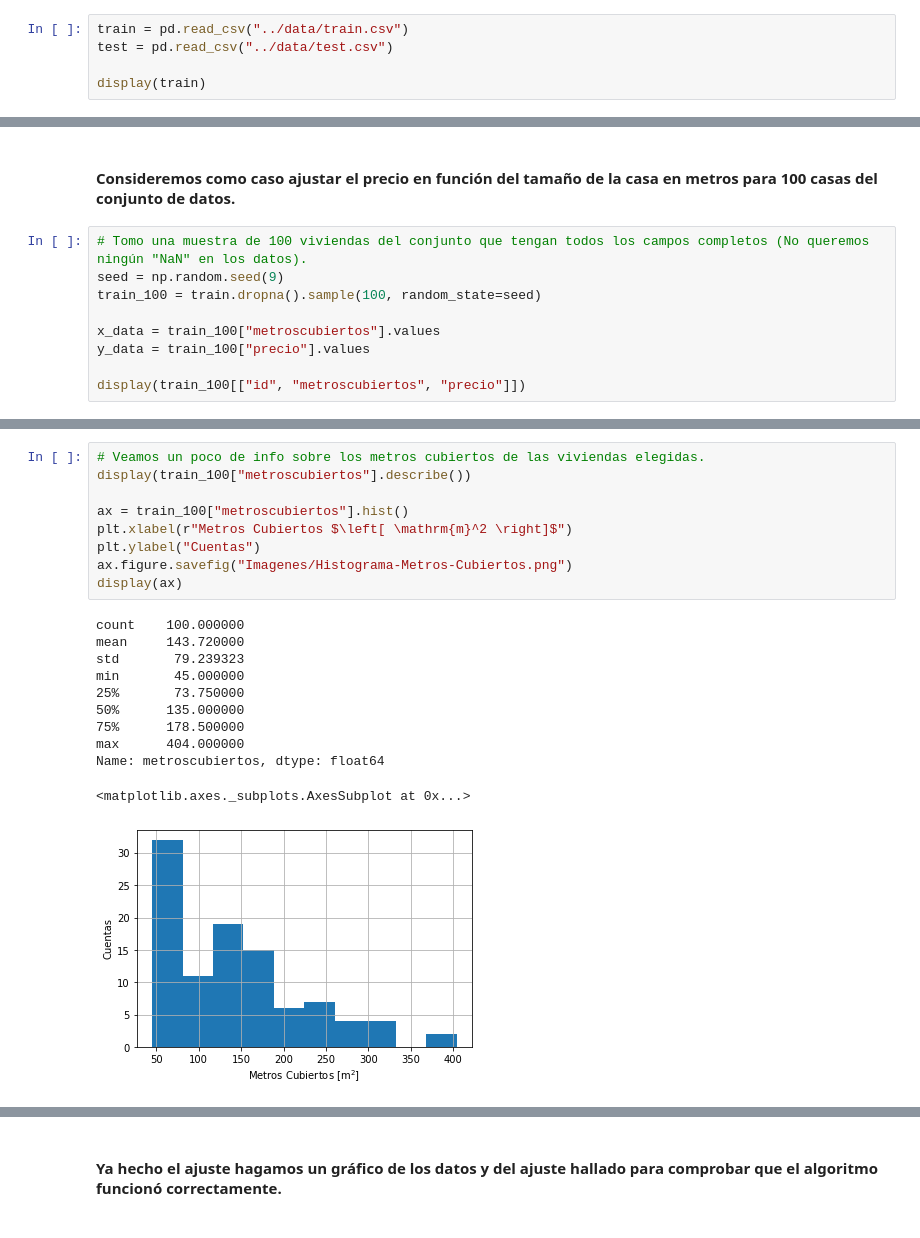
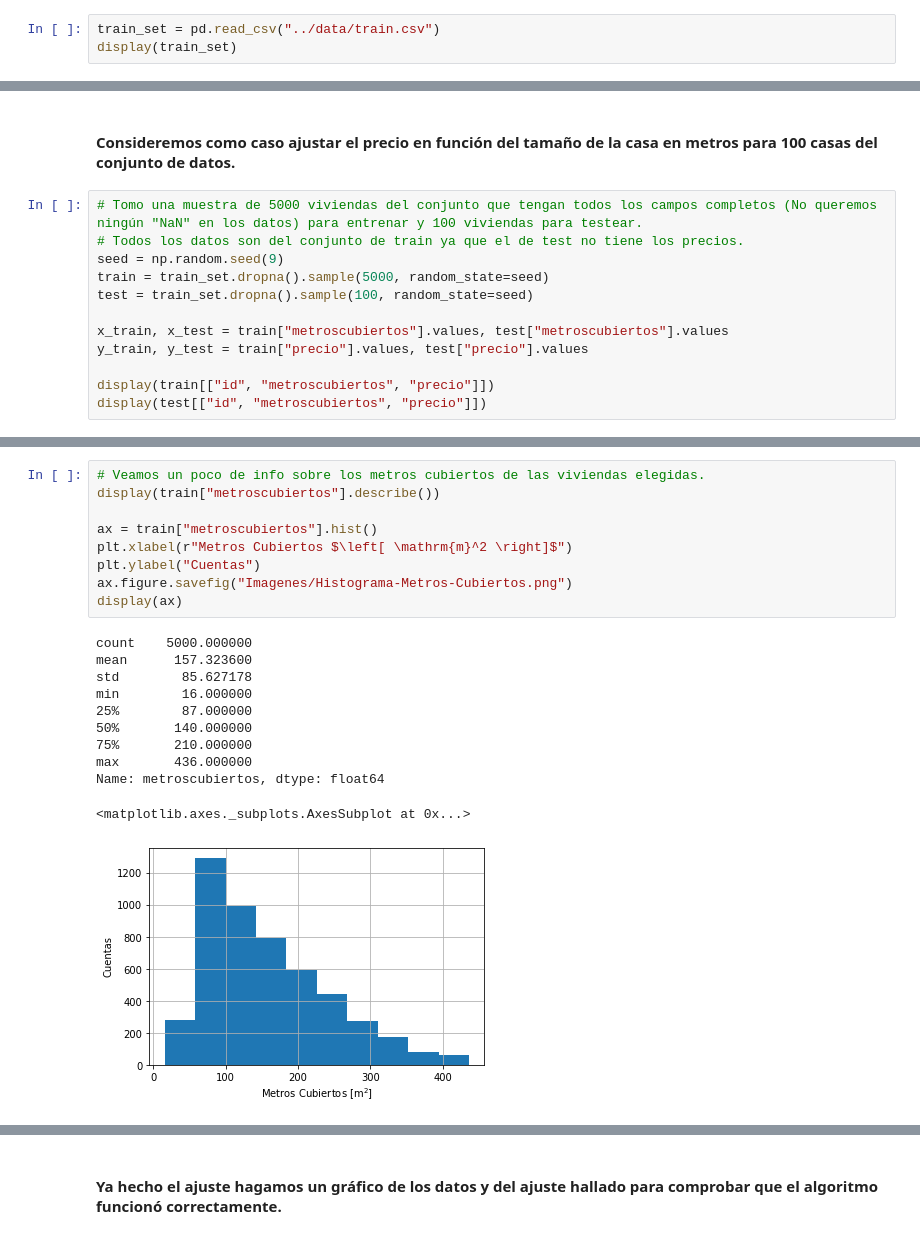
Before and after one commit to fyulita/metodos-tp3, a Jupyter notebook: notebooks/Notebook.ipynb, the cells around one changed output, grey strips where cells are left out. Drawn from its saved outputs; the diff is of its cells as text.

Commit message:
Use el conjunto de test hasta caso 2

```diff
--- a/notebooks/Notebook.ipynb
+++ b/notebooks/Notebook.ipynb
@@ -45,10 +45,8 @@ Python 3.8.3
 # %% [markdown]
 #### Importamos los datos de entrenamiento y test.
 # %%
-train = pd.read_csv("../data/train.csv")
-test = pd.read_csv("../data/test.csv")
-
-display(train)
+train_set = pd.read_csv("../data/train.csv")
+display(train_set)
 # %% [output]
 |  | id | titulo | descripcion | tipodepropiedad | direccion | ciudad | provincia | antiguedad | ... |
 | 0 | 254099 | depto. tipo a-402 | depto. interior de 80.15m2, const... | Apartamento | Avenida Division del Norte 2005 | Benito Juárez | Distrito Federal | NaN | ... |
@@ -128,14 +131,17 @@ def KFoldCrossValidation(K, X, y):
 # %% [markdown]
 #### Consideremos como caso ajustar el precio en función del tamaño de la casa en metros para 100 casas del conjunto de datos.
 # %%
-# Tomo una muestra de 100 viviendas del conjunto que tengan todos los campos completos (No queremos ningún "NaN" en los datos).
+# Tomo una muestra de 5000 viviendas del conjunto que tengan todos los campos completos (No queremos ningún "NaN" en los datos) para entrenar y 100 viviendas para testear.
+# Todos los datos son del conjunto de train ya que el de test no tiene los precios.
 seed = np.random.seed(9)
-train_100 = train.dropna().sample(100, random_state=seed)
+train = train_set.dropna().sample(5000, random_state=seed)
+test = train_set.dropna().sample(100, random_state=seed)
 
-x_data = train_100["metroscubiertos"].values
-y_data = train_100["precio"].values
+x_train, x_test = train["metroscubiertos"].values, test["metroscubiertos"].values
+y_train, y_test = train["precio"].values, test["precio"].values
 
-display(train_100[["id", "metroscubiertos", "precio"]])
+display(train[["id", "metroscubiertos", "precio"]])
+display(test[["id", "metroscubiertos", "precio"]])
 # %% [output]
 |  | id | metroscubiertos | precio |
 | 131523 | 96870 | 76.0 | 480000.0 |
@@ -153,23 +172,23 @@ display(train_100[["id", "metroscubiertos", "precio"]])
 # %%
 # Veamos un poco de info sobre los metros cubiertos de las viviendas elegidas.
-display(train_100["metroscubiertos"].describe())
+display(train["metroscubiertos"].describe())
 
-ax = train_100["metroscubiertos"].hist()
+ax = train["metroscubiertos"].hist()
 plt.xlabel(r"Metros Cubiertos $\left[ \mathrm{m}^2 \right]$")
 plt.ylabel("Cuentas")
 ax.figure.savefig("Imagenes/Histograma-Metros-Cubiertos.png")
 display(ax)
 # %% [output]
-count    100.000000
-mean     143.720000
-std       79.239323
-min       45.000000
-25%       73.750000
-50%      135.000000
-75%      178.500000
-max      404.000000
+count    5000.000000
+mean      157.323600
+std        85.627178
+min        16.000000
+25%        87.000000
+50%       140.000000
+75%       210.000000
+max       436.000000
 Name: metroscubiertos, dtype: float64
 <matplotlib.axes._subplots.AxesSubplot at 0x...>
-[figure, old version]
+[figure, new version]
 # %%
 # Veamos un poco de info sobre los precios de las viviendas elegidas.
```
Also changed, not shown: parts of 60 cells of this notebook, 13 other files.
